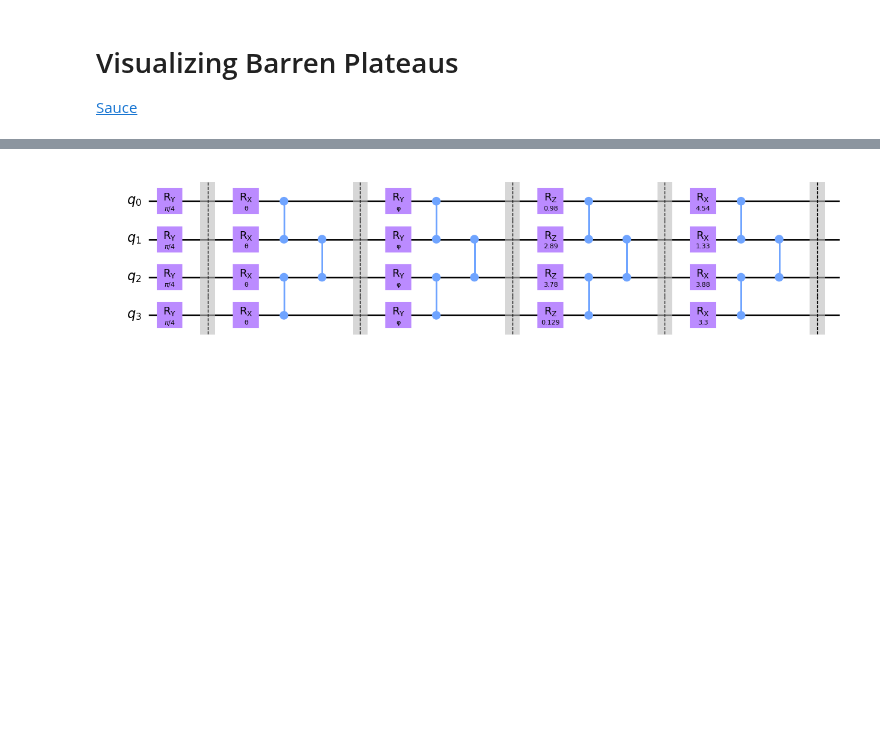
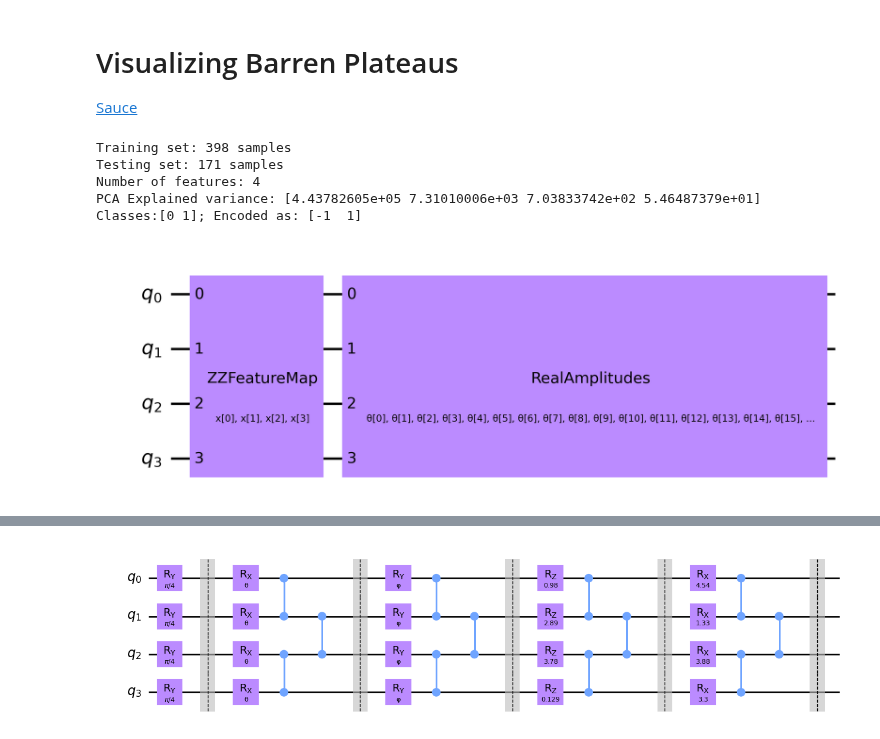
Before and after one commit to NNCT2904/VQA-Notes-v2, a Jupyter notebook: BP_visualization_example.ipynb, the cells around one changed output, grey strips where cells are left out. Cells and saved outputs as stored; diff of their text form; code cells hidden in the pictures; blank space fills up the shorter version.

```diff
--- a/BP_visualization_example.ipynb
+++ b/BP_visualization_example.ipynb
@@ -20,3 +32,18 @@ np.random.seed(seed)
+# %%
+X_train, X_val, y_train, y_val = cancer_data(PCA_n = 4)
+# X_train, X_val, y_train, y_val = fetch_mnist(PCA_n = FEATURE_DIM, data_size=DATA_SIZE)
+# X_train, X_val, y_train, y_val = iris(pd=False, PCA_n=None)
+
+X_train_t = torch.from_numpy(X_train).to(torch.float32)
+y_train_t = torch.from_numpy(y_train).to(torch.float32)
+X_val_t = torch.from_numpy(X_val).to(torch.float32)
+y_val_t = torch.from_numpy(y_val).to(torch.float32)
+# %% [output]
+Training set: 398 samples
+Testing set: 171 samples
+Number of features: 4
+PCA Explained variance: [4.43782605e+05 7.31010006e+03 7.03833742e+02 5.46487379e+01]
+Classes:[0 1]; Encoded as: [-1  1]
 # %%
 estimator = Estimator()
 # %%
@@ -59,3 +86,11 @@ def generate_random_pqc(n_qubits, n_layers):
         qc.barrier()
 
     return qc
+# %%
+feature_map = featureMapGenerator(4)
+ansatz = AnsatzGenerator(4, 4, ENTANGLEMENT)
+
+qc = circuitBuilder(feature_map, ansatz, 'middle')
+qc.draw('mpl')
+# %% [output]
+[figure, added]
```
Also changed, not shown: parts of 6 cells of this notebook, 1 other file.
